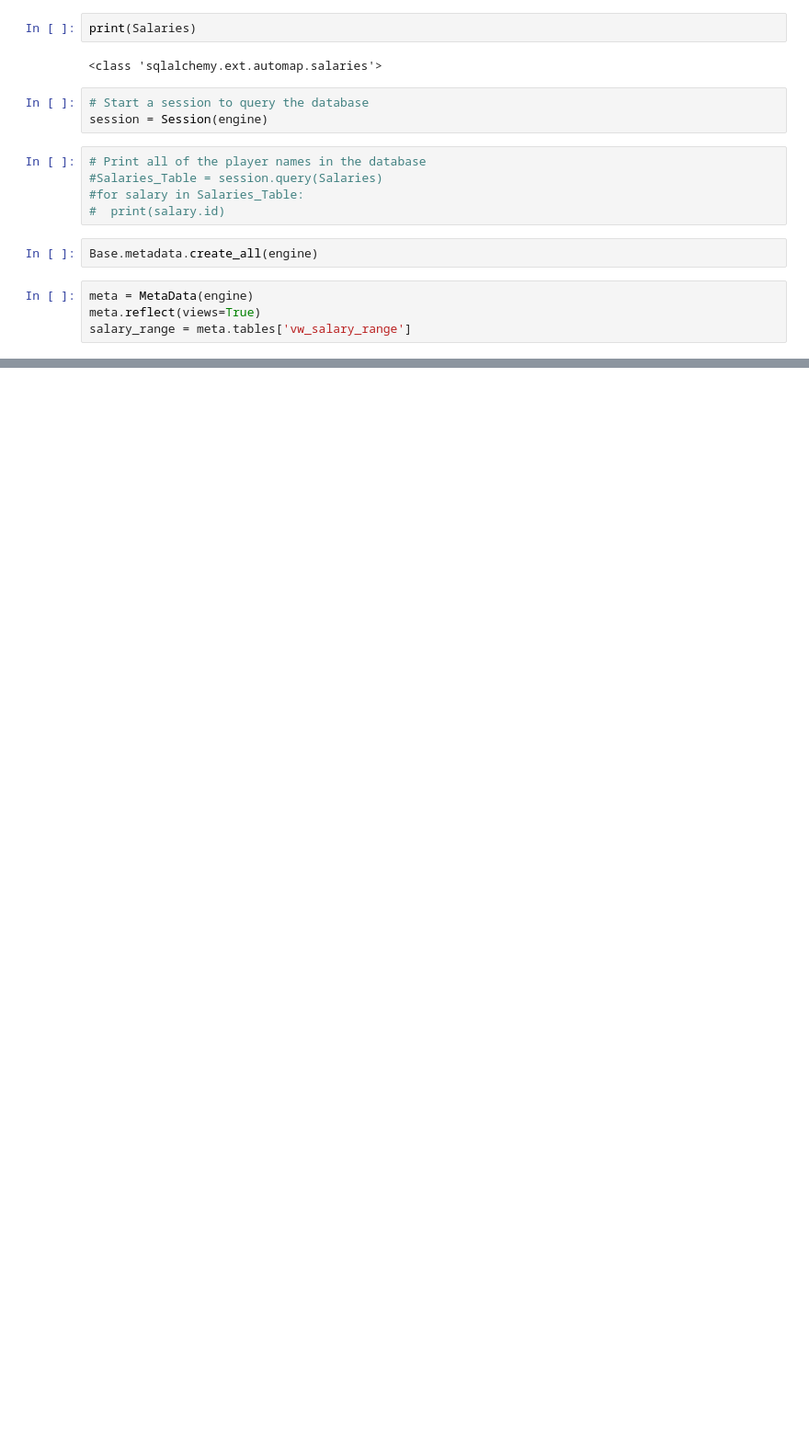
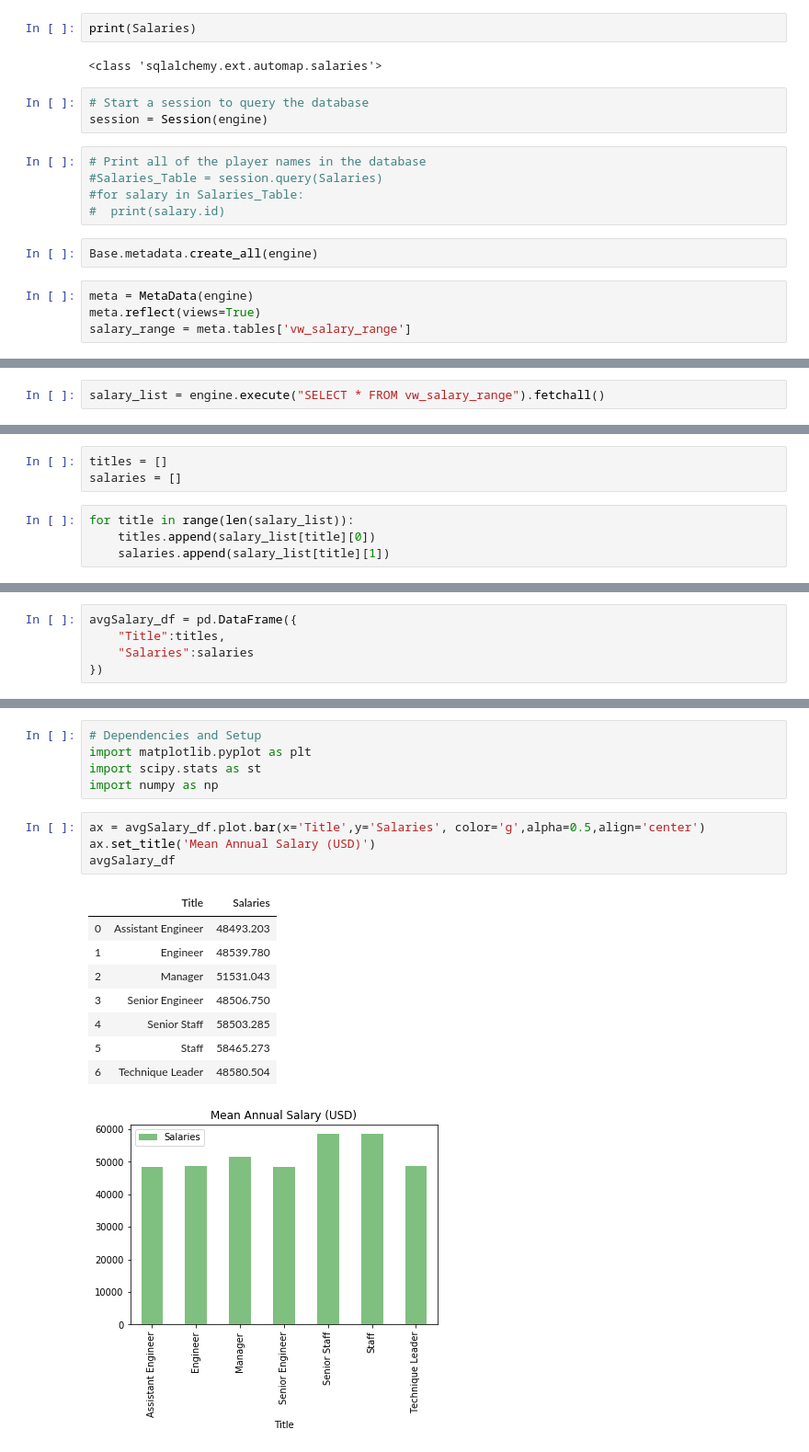
Before and after one commit to kirpatrick/sql-challenge, a Jupyter notebook: EmployeeSQL/employeeSQL_salaryAnalysis.ipynb, the cells around one changed output, grey strips where cells are left out. Shown at 92% size. Saved outputs shown, nothing was run; the diff lists cells and outputs as text; blank space fills up the shorter version.

Commit message:
1st draft of hist and bar charts

```diff
--- a/EmployeeSQL/employeeSQL_salaryAnalysis.ipynb
+++ b/EmployeeSQL/employeeSQL_salaryAnalysis.ipynb
@@ -93,0 +96,2 @@ engine.execute("SELECT * FROM vw_salary_range").fetchall()
+# %%
+salary_list = engine.execute("SELECT * FROM vw_salary_range").fetchall()
@@ -93,0 +106,7 @@ engine.execute("SELECT * FROM vw_salary_range").fetchall()
+# %%
+titles = []
+salaries = []
+# %%
+for title in range(len(salary_list)):
+    titles.append(salary_list[title][0])
+    salaries.append(salary_list[title][1])
@@ -93,0 +127,5 @@ engine.execute("SELECT * FROM vw_salary_range").fetchall()
+# %%
+avgSalary_df = pd.DataFrame({
+    "Title":titles,
+    "Salaries":salaries
+})
@@ -93,0 +141,19 @@ engine.execute("SELECT * FROM vw_salary_range").fetchall()
+# %%
+# Dependencies and Setup
+import matplotlib.pyplot as plt
+import scipy.stats as st
+import numpy as np
+# %%
+ax = avgSalary_df.plot.bar(x='Title',y='Salaries', color='g',alpha=0.5,align='center')
+ax.set_title('Mean Annual Salary (USD)')
+avgSalary_df
+# %% [output]
+|  | Title | Salaries |
+| 0 | Assistant Engineer | 48493.203 |
+| 1 | Engineer | 48539.780 |
+| 2 | Manager | 51531.043 |
+| 3 | Senior Engineer | 48506.750 |
+| 4 | Senior Staff | 58503.285 |
+| 5 | Staff | 58465.273 |
+| 6 | Technique Leader | 48580.504 |
+[figure, added]
```
Also changed, not shown: parts of 9 cells of this notebook, 1 other file.
